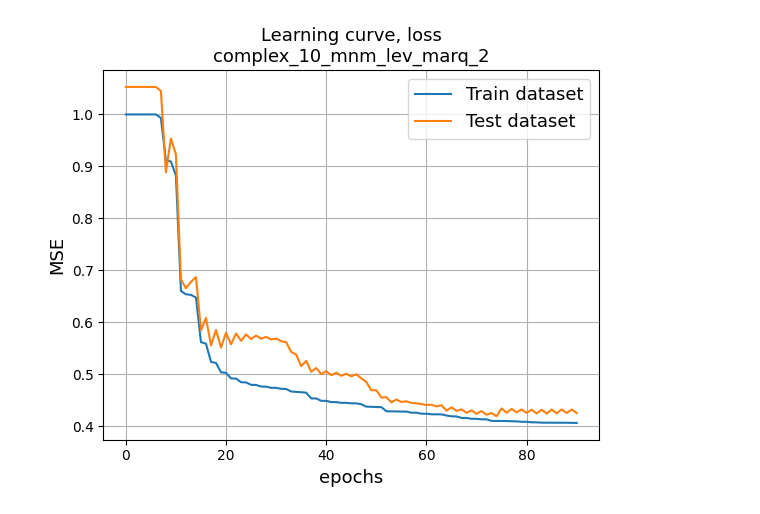
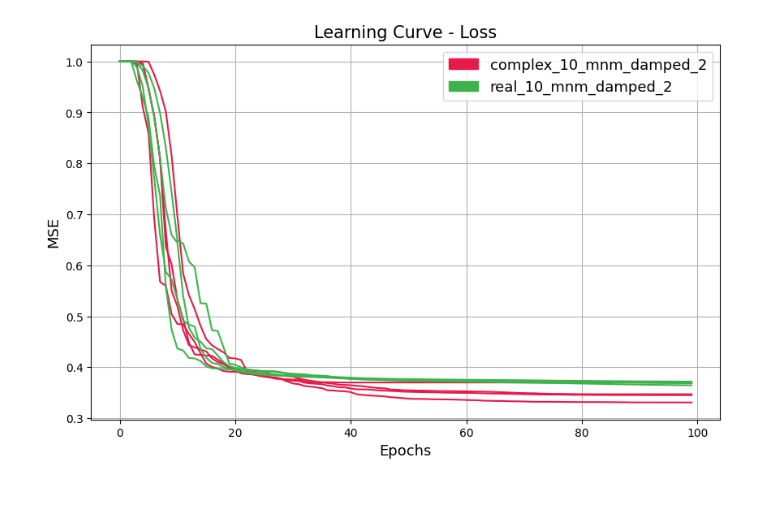
Before and after one commit to AlexDegt/regularized_mixed_newton, a Jupyter notebook: experiments/MLP/plot_results.ipynb, the cells around one changed output. Cells and saved outputs as stored; diff of their text form; code cells hidden in the pictures.

```diff
--- a/experiments/MLP/plot_results.ipynb
+++ b/experiments/MLP/plot_results.ipynb
@@ -33,13 +69,13 @@ def plot_loss():
-# %%
-train_size = 3341
-test_size = 836
-
-exp_name = "complex_10_mnm_lev_marq_2"
-
-add_folder = os.path.join("results")
-curr_path = os.getcwd()
-load_path = os.path.join(curr_path, add_folder, exp_name)
-
-plot_loss()
-# %% [output]
-[figure, removed]
+# %%
+train_size = 3341
+test_size = 836
+
+exp_1 = "complex_10_mnm_damped"
+exp_2 = "real_10_mnm_damped"
+
+exp_names_1 = [f'{exp_1}_{i}' for i in range(2, 6)]
+exp_names_2 = [f'{exp_2}_{i}' for i in range(2, 6)]
+
+plot_losses([exp_names_1, exp_names_2], 100)
+# %% [output]
+[figure, added]
```
Also changed, not shown: parts of 3 cells of this notebook, 3 other files.
